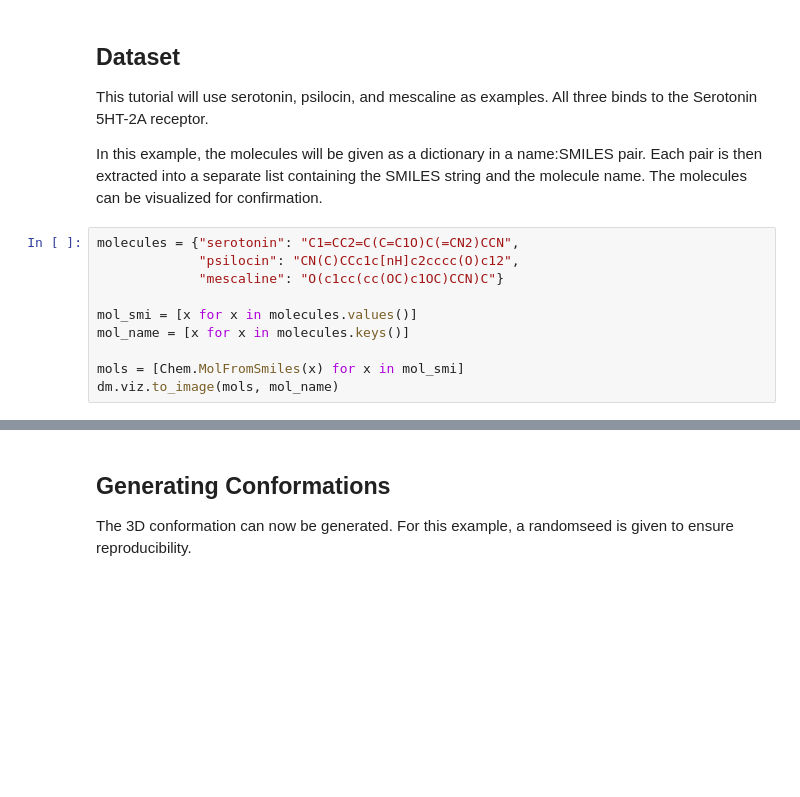
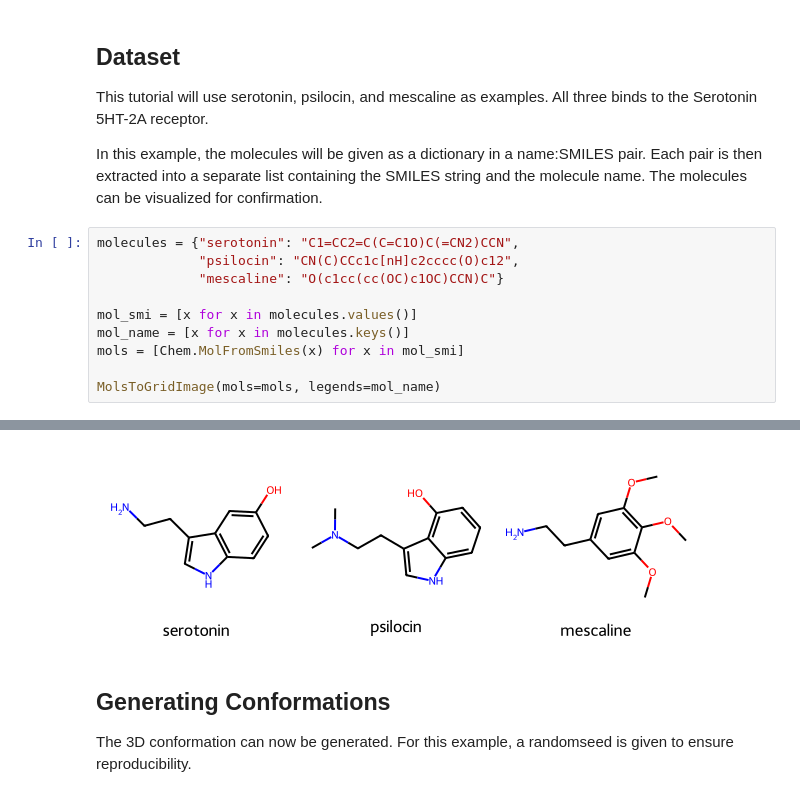
Before and after one commit to fulopjoz/pharmacophore-toolkit, a Jupyter notebook: tutorials/pharmacophore_tutorial.ipynb, the cells around one changed output, grey strips where cells are left out. Drawn from its saved outputs; the diff is of its cells as text; blank space fills up the shorter version.

```diff
--- a/tutorials/pharmacophore_tutorial.ipynb
+++ b/tutorials/pharmacophore_tutorial.ipynb
@@ -22,7 +22,7 @@ molecules = {"serotonin": "C1=CC2=C(C=C1O)C(=CN2)CCN",
 
 mol_smi = [x for x in molecules.values()]
 mol_name = [x for x in molecules.keys()]
+mols = [Chem.MolFromSmiles(x) for x in mol_smi]
 
-mols = [Chem.MolFromSmiles(x) for x in mol_smi]
-dm.viz.to_image(mols, mol_name)
+MolsToGridImage(mols=mols, legends=mol_name)
 # %% [output]
@@ -30,3 +29,4 @@ dm.viz.to_image(mols, mol_name)
+[figure, added]
 # %% [markdown]
 ## Generating Conformations
 The 3D conformation can now be generated. For this example, a randomseed is given to ensure reproducibility.
```
Also changed, not shown: parts of 3 cells of this notebook, 1 other file.
